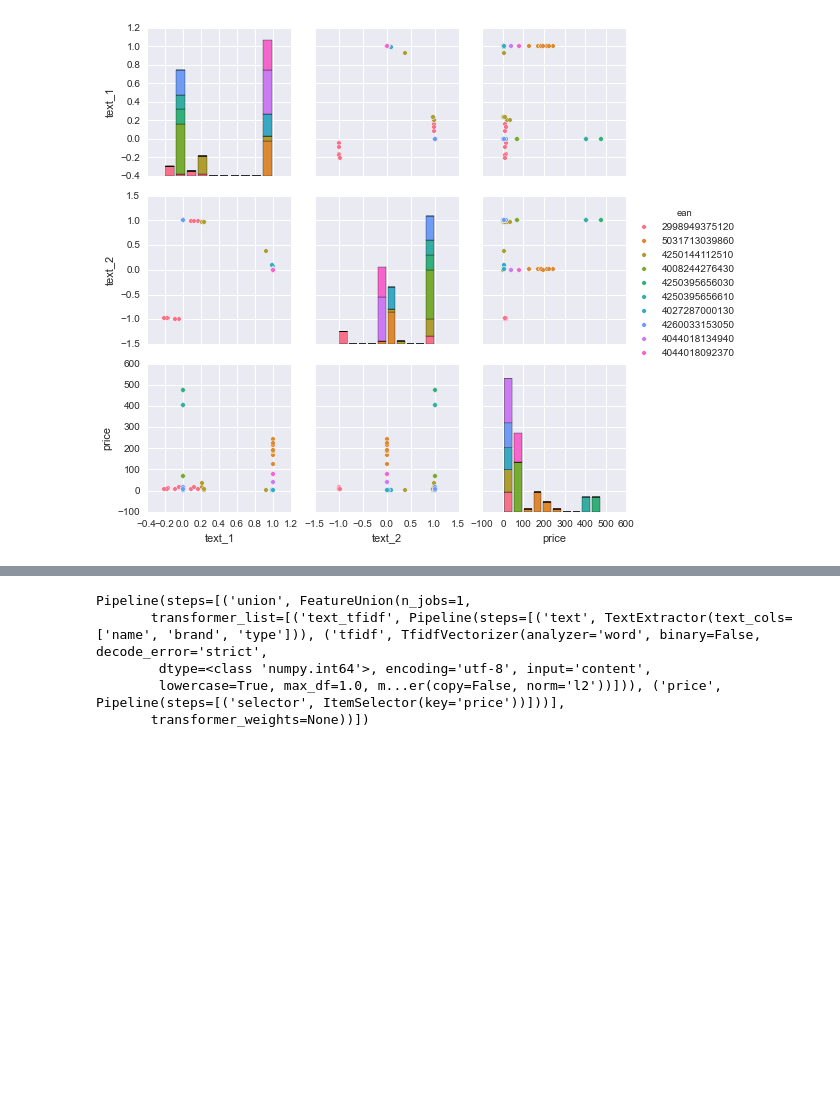
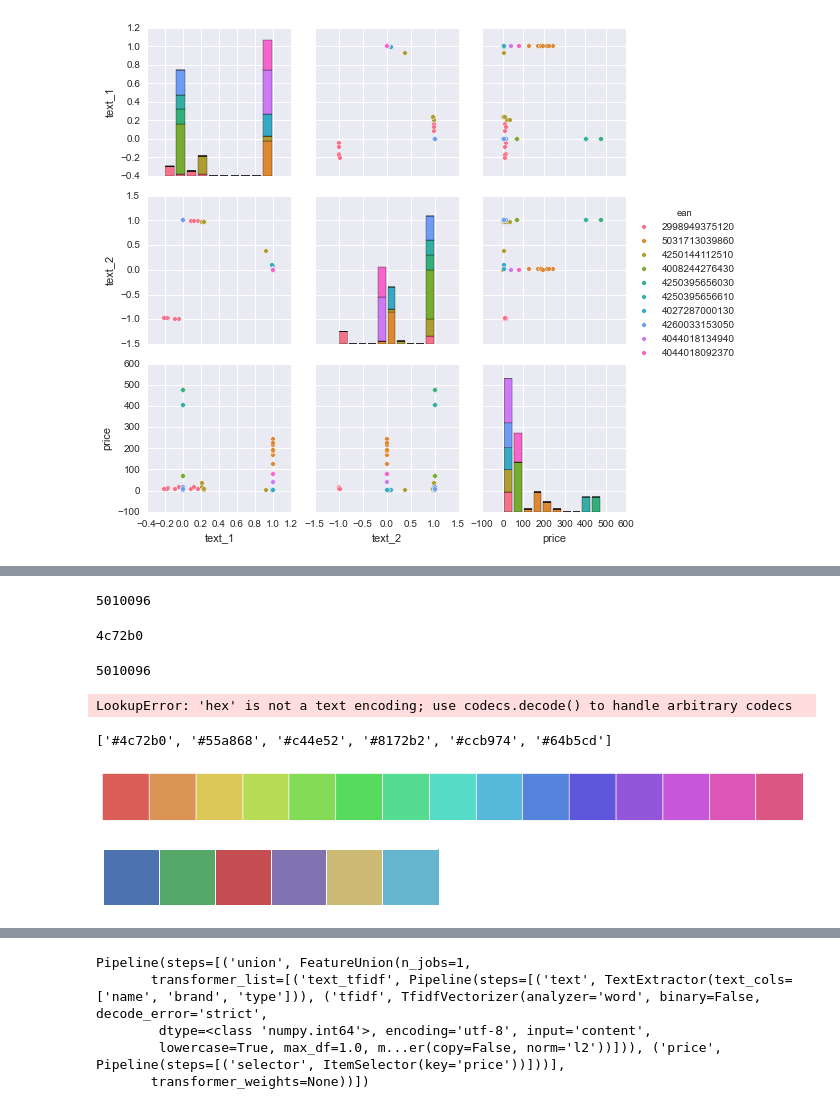
Before and after one commit to ephes/price_comparison, a Jupyter notebook: parse_csv.ipynb, the cells around one changed output, grey strips where cells are left out. Drawn from its saved outputs; the diff is of its cells as text; code cells hidden in the pictures; blank space fills up the shorter version.

```diff
--- a/parse_csv.ipynb
+++ b/parse_csv.ipynb
@@ -186,0 +257,28 @@ feature_union = FeatureUnion(
+# %%
+print(int("0x4c72b0", 0))
+# %% [output]
+5010096
+# %%
+print('%x' % 5010096)
+# %% [output]
+4c72b0
+# %%
+int('#4c72b0'.replace('#', '0x'), 16)
+# %% [output]
+5010096
+# %%
+b'#4c72b0'.decode('hex')
+# %% [output]
+LookupError: 'hex' is not a text encoding; use codecs.decode() to handle arbitrary codecs
+# %%
+foo.as_hex()
+# %% [output]
+['#4c72b0', '#55a868', '#c44e52', '#8172b2', '#ccb974', '#64b5cd']
+# %%
+sns.palplot(sns.color_palette("hls", 15))
+# %% [output]
+[figure, added]
+# %%
+sns.palplot(sns.color_palette())
+# %% [output]
+[figure, added]
```
Also changed, not shown: parts of 21 cells of this notebook.
